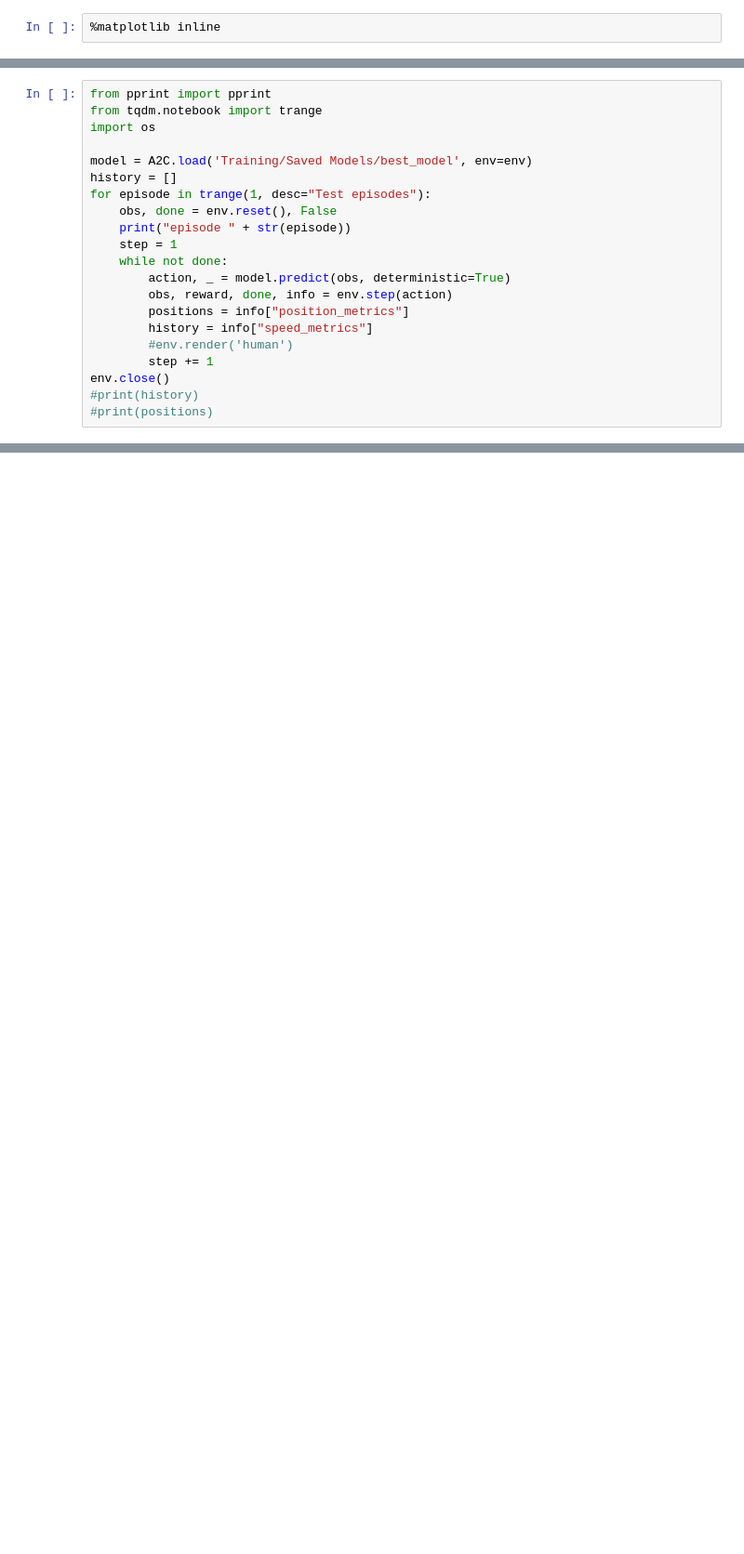
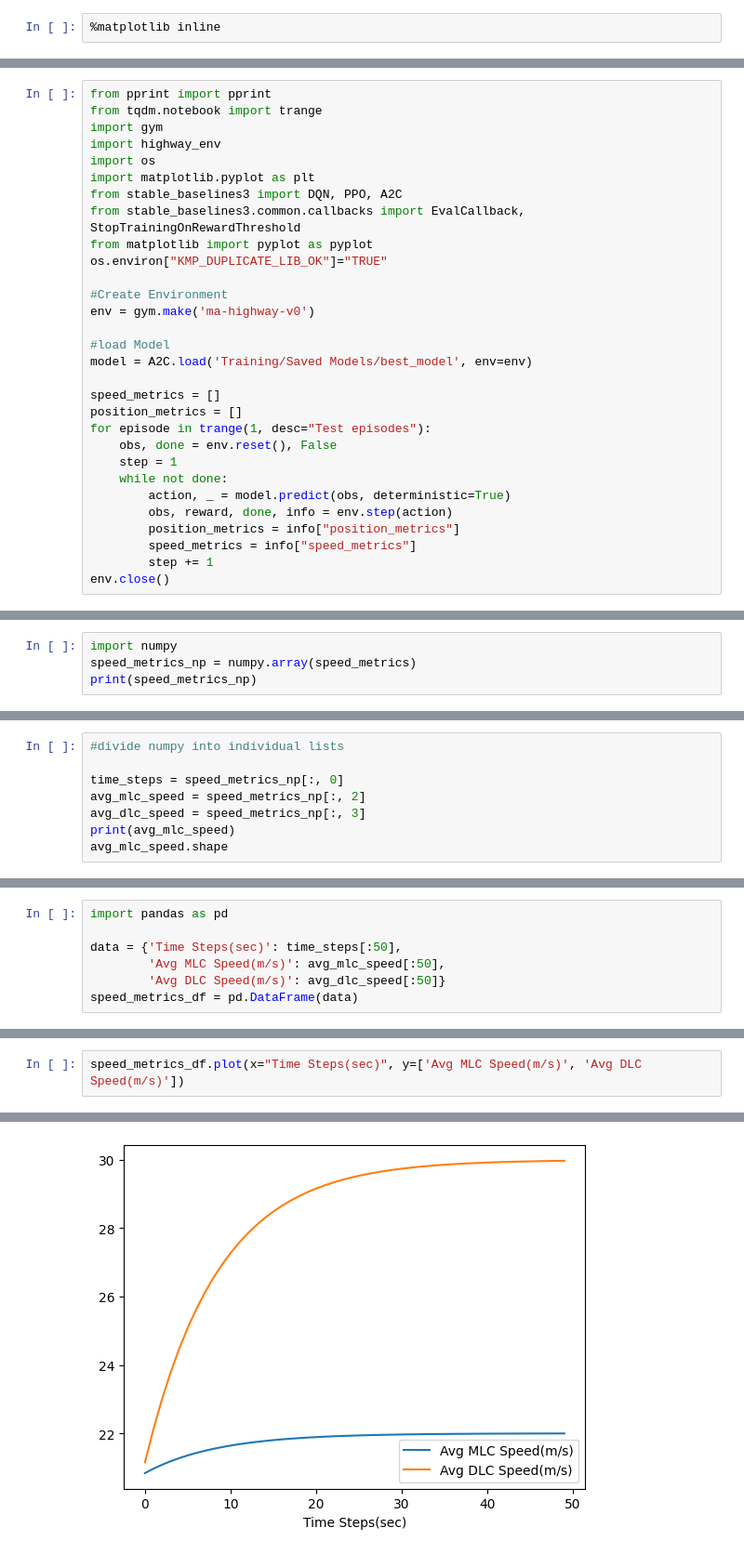
Before and after one commit to RaulEP/MscThesis-MAHighwayEnv, a Jupyter notebook: test.ipynb, the cells around one changed output, grey strips where cells are left out. Shown: that part at 93% size. Drawn from its saved outputs; the diff is of its cells as text; blank space fills up the shorter version.

```diff
--- a/test.ipynb
+++ b/test.ipynb
@@ -14,24 +12,33 @@ env = gym.make('ma-highway-v0')
 # %%
 from pprint import pprint
 from tqdm.notebook import trange
+import gym
+import highway_env
 import os
+import matplotlib.pyplot as plt
+from stable_baselines3 import DQN, PPO, A2C
+from stable_baselines3.common.callbacks import EvalCallback, StopTrainingOnRewardThreshold
+from matplotlib import pyplot as pyplot
+os.environ["KMP_DUPLICATE_LIB_OK"]="TRUE"
 
+#Create Environment
+env = gym.make('ma-highway-v0')
+
+#load Model
 model = A2C.load('Training/Saved Models/best_model', env=env)
-history = []
+
+speed_metrics = []
+position_metrics = []
 for episode in trange(1, desc="Test episodes"):
     obs, done = env.reset(), False
-    print("episode " + str(episode))
     step = 1
     while not done:
         action, _ = model.predict(obs, deterministic=True)
         obs, reward, done, info = env.step(action)
-        positions = info["position_metrics"]
-        history = info["speed_metrics"]
-        #env.render('human')
+        position_metrics = info["position_metrics"]
+        speed_metrics = info["speed_metrics"]
         step += 1
 env.close()
-#print(history)
-#print(positions)
 # %% [output]
 Wrapping the env with a `Monitor` wrapper
 Wrapping the env in a DummyVecEnv.
@@ -49,0 +47,4 @@ plt.show()
+# %%
+import numpy
+speed_metrics_np = numpy.array(speed_metrics)
+print(speed_metrics_np)
@@ -49,0 +59,8 @@ plt.show()
+# %%
+#divide numpy into individual lists
+
+time_steps = speed_metrics_np[:, 0]
+avg_mlc_speed = speed_metrics_np[:, 2]
+avg_dlc_speed = speed_metrics_np[:, 3]
+print(avg_mlc_speed)
+avg_mlc_speed.shape
@@ -49,0 +86,7 @@ plt.show()
+# %%
+import pandas as pd
+
+data = {'Time Steps(sec)': time_steps[:50],
+        'Avg MLC Speed(m/s)': avg_mlc_speed[:50],
+        'Avg DLC Speed(m/s)': avg_dlc_speed[:50]}
+speed_metrics_df = pd.DataFrame(data)
@@ -49,0 +102,3 @@ plt.show()
+# %%
+speed_metrics_df.plot(x="Time Steps(sec)", y=['Avg MLC Speed(m/s)', 'Avg DLC Speed(m/s)'])
+# %% [output]
@@ -49,0 +106 @@ plt.show()
+[figure, added]
```
Also changed, not shown: parts of 21 cells of this notebook, 1 other file.
